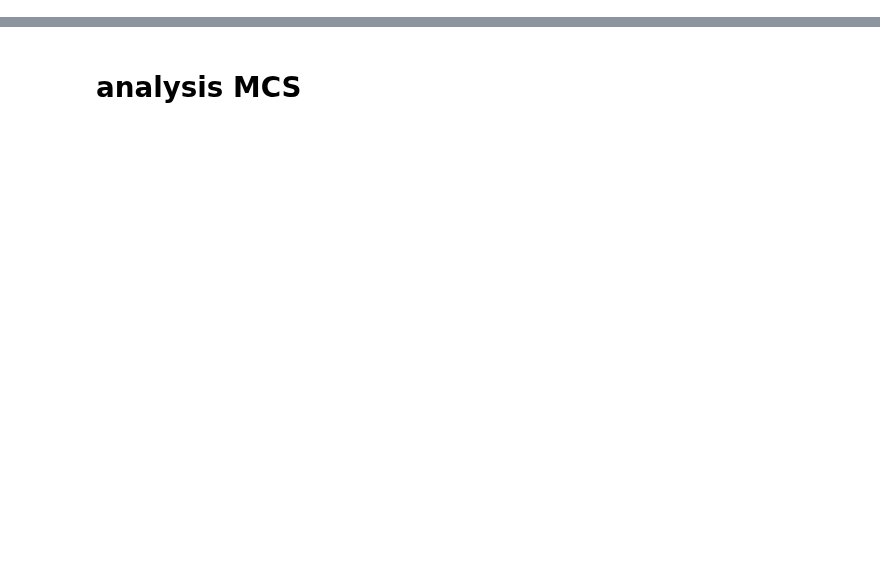
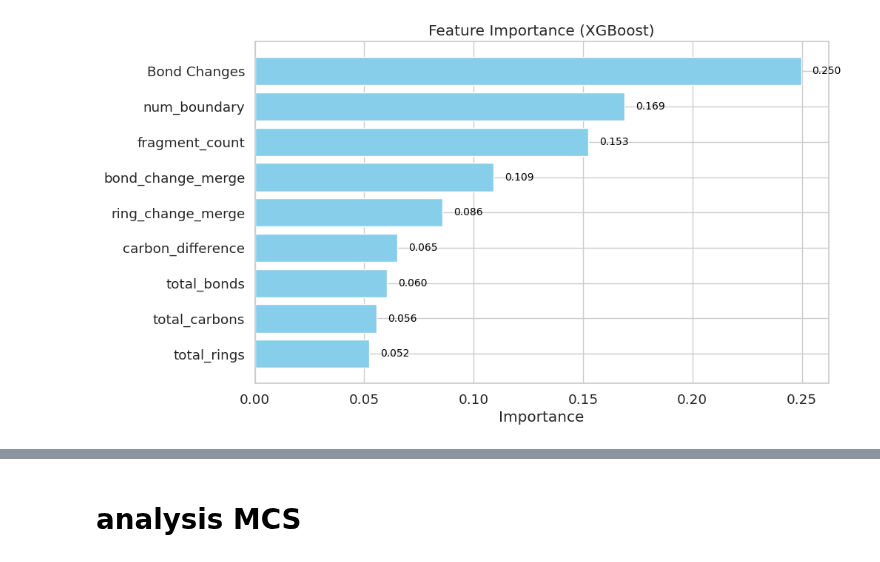
Before and after one commit to TieuLongPhan/SynRBL, a Jupyter notebook: Pipeline/Validation/Analysis/analysis.ipynb, the cells around one changed output, grey strips where cells are left out. Cells and saved outputs as stored; diff of their text form; code cells hidden in the pictures; blank space fills up the shorter version.

```diff
--- a/Pipeline/Validation/Analysis/analysis.ipynb
+++ b/Pipeline/Validation/Analysis/analysis.ipynb
@@ -64,7 +83,7 @@ from IPython.display import clear_output
 
 data_name = 'golden_dataset'
 data = pd.read_csv(f'../../../Pipeline/Validation/Analysis/SynRBL - {data_name}.csv').drop(['Note'], axis=1)
-data.loc[data['Result'] == 'CONSIDER', 'Result']='FALSE'
+data.loc[data['Result'] == 'CONSIDER', 'Result']=False
 
 merge_data = load_database(f'../../../Data/Validation_set/{data_name}/MCS/MCS_Impute.json.gz')
 mcs_data = load_database(f'../../../Data/Validation_set/{data_name}/mcs_based_reactions.json.gz')
@@ -85,0 +105,3 @@ data2 = data2[data2['mcs_carbon_balanced'] == True]
+# %%
+id = [value['R-id'] for value in merge_data]
+new_mcs = [value for value in mcs_data if value['R-id'] in id]
@@ -156,0 +282,2 @@ data_all
+# %%
+data_total = process_and_combine_datasets(list_data, pipeline_path, data_path, remove_undetected=False)
@@ -309,0 +907,2 @@ Passing `palette` without assigning `hue` is deprecated and will be removed in v
+# %%
+data_check = data_total.drop(['R-id', 'Index', 'reactions', 'mcs_carbon_balanced'], axis=1)
@@ -309,0 +925,39 @@ Passing `palette` without assigning `hue` is deprecated and will be removed in v
+# %%
+import pandas as pd
+import matplotlib.pyplot as plt
+import xgboost as xgb
+
+# Assuming you have a DataFrame df with X columns and 'Result' as the target variable
+X = data_check.drop('Result', axis=1)
+y = data_check['Result']
+
+# Create an XGBoost classifier
+#clf = xgb.XGBClassifier()
+clf = xgb.XGBClassifier()
+# Fit the model on your data
+clf.fit(X, y)
+
+# Get feature importances
+feature_importances = clf.feature_importances_
+
+# Create a DataFrame to display feature importances
+importance_df = pd.DataFrame({'Feature': X.columns, 'Importance': feature_importances})
+
+# Sort the DataFrame by importance
+importance_df = importance_df.sort_values(by='Importance', ascending=False)
+
+# Create a bar plot to visualize feature importances with color and values
+plt.figure(figsize=(10, 6))
+bars = plt.barh(importance_df['Feature'], importance_df['Importance'], color='skyblue')
+
+# Add values on top of the bars
+for bar, val in zip(bars, importance_df['Importance']):
+    plt.text(val + 0.005, bar.get_y() + bar.get_height() / 2, f'{val:.3f}', va='center', fontsize=10, color='black')
+
+plt.xlabel('Importance')
+#plt.ylabel('Feature')
+plt.title('Feature Importance (XGBoost)')
+plt.gca().invert_yaxis()  # Invert y-axis to show most important features at the top
+plt.show()
+# %% [output]
+[figure, added]
```
Also changed, not shown: parts of 62 cells of this notebook, 5 other files.
